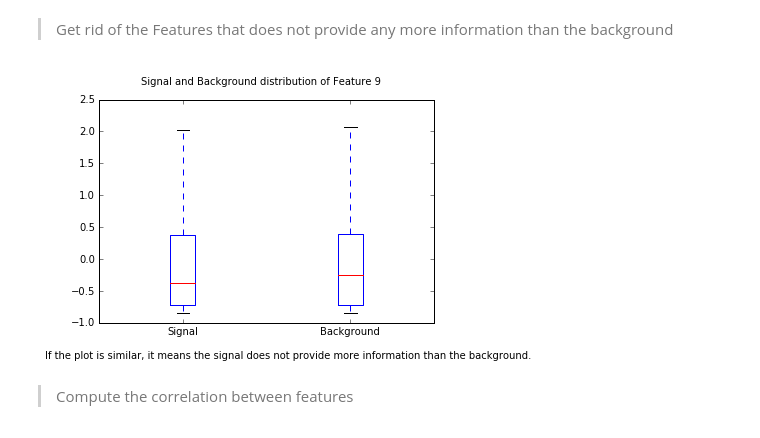
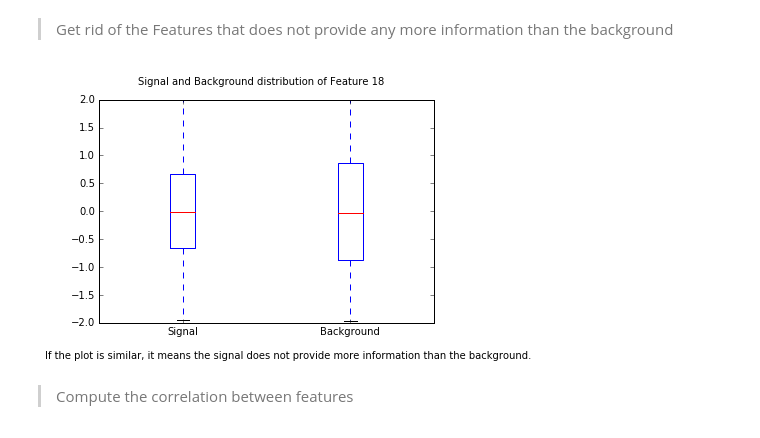
Before and after one commit to kirtanp/PCML-Project1, a Jupyter notebook: project1/scripts/project1.ipynb, the cells around one changed output. Cells and saved outputs as stored; diff of their text form; code cells hidden in the pictures.

```diff
--- a/project1/scripts/project1.ipynb
+++ b/project1/scripts/project1.ipynb
@@ -51,18 +51,18 @@ stx, mean_stx, std_x = standardize(tX)
 # %% [markdown]
 > Get rid of the Features that does not provide any more information than the background
 # %%
-idx_f = 8
+idx_f = 17
 signal = stx[np.where(y == 1), idx_f + 1]
 background = stx[np.where(y == 0), idx_f + 1]
 
 plot = plt.figure()
 plt.boxplot([signal, background], 0, '')
 plt.xticks([1, 2], ['Signal', 'Background'])
 plot.suptitle('Signal and Background distribution of Feature {f}'.format(f = idx_f + 1))
 
 textvar = plot.text(0, 0, 'If the plot is similar, it means the signal does not provide more information than the background.')
 # %% [output]
-[figure, old version]
+[figure, new version]
 # %% [markdown]
 > Compute the correlation between features
 # %%
```
Also changed, not shown: parts of 11 cells of this notebook.
